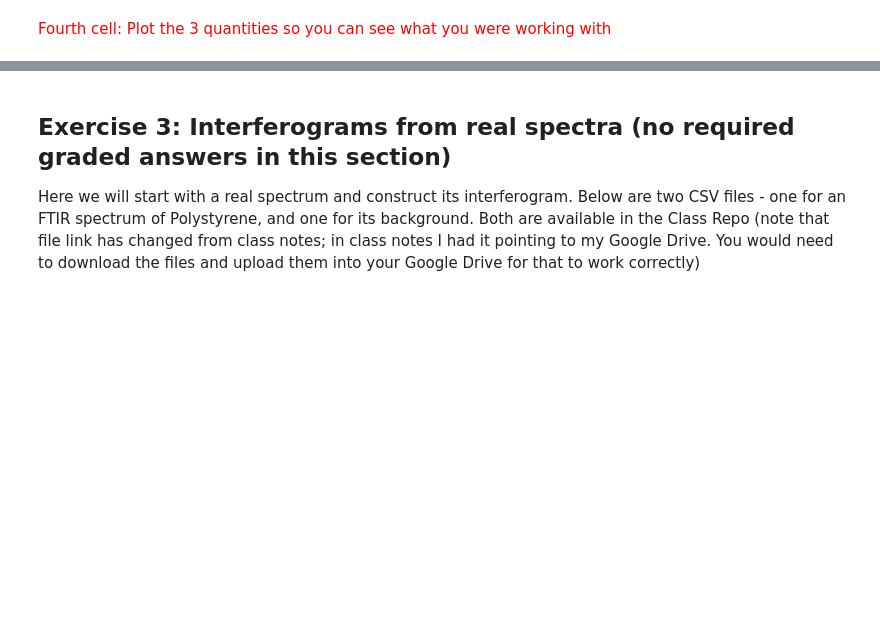
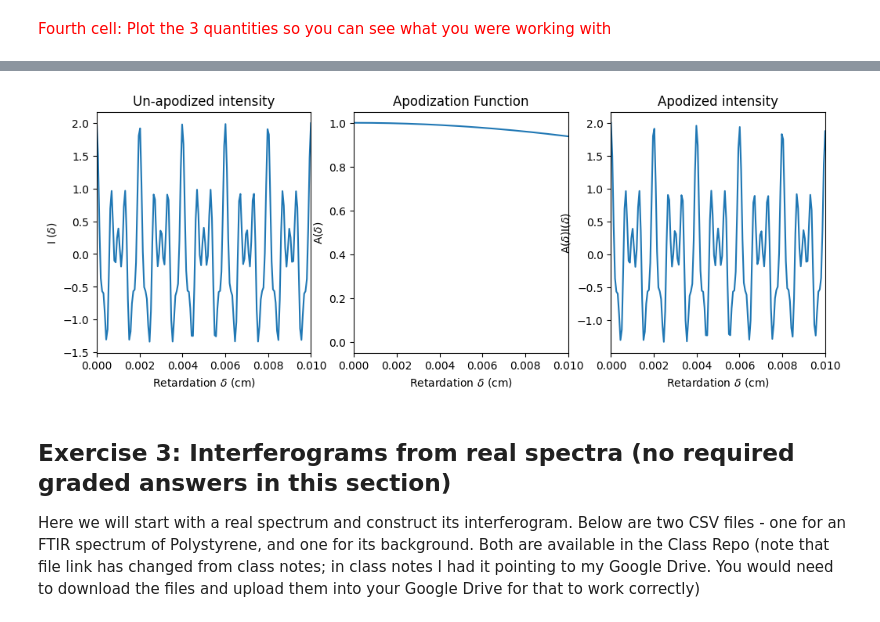
Before and after one commit to AngleKit/HomeworkPython, a Jupyter notebook: Assignments/Assignment2.ipynb, the cells around one changed output, grey strips where cells are left out. Drawn from its saved outputs; the diff is of its cells as text; code cells hidden in the pictures; blank space fills up the shorter version.

```diff
--- a/Assignments/Assignment2.ipynb
+++ b/Assignments/Assignment2.ipynb
@@ -100,16 +108,18 @@ ax[0].set_title('Un-apodized intensity'); ax[1].set_title('Apodization Function'
 # %%
 fig, ax = plt.subplots(1,3,figsize=(12,4))
 for a in ax:
   a.set_xlabel('Retardation $\\delta$ (cm)')
 ax[0].set_ylabel('I ($\\delta$)'); ax[1].set_ylabel('A($\\delta$)'); ax[2].set_ylabel('A($\\delta$)I($\\delta$)')
 ax[0].set_title('Un-apodized intensity'); ax[1].set_title('Apodization Function'); ax[2].set_title('Apodized intensity')
 
 # your code here
-# ax[0].plot(x,y)
-# ax[1].plot(x,y)
-# ax[2].plot(x,y)
+ax[0].plot(deltas,I_delta)
+ax[1].plot(deltas,A_delta)
+ax[2].plot(deltas,apodized)
 for a in ax:
   a.set_xlim(0,0.01)
+# %% [output]
+[figure, added]
 # %% [markdown]
 ## Exercise 3: Interferograms from real spectra (no required graded answers in this section)
 Here we will start with a real spectrum and construct its interferogram. Below are two CSV files - one for an FTIR spectrum of Polystyrene, and one for its background. Both are available in the Class Repo (note that file link has changed from class notes; in class notes I had it pointing to my Google Drive. You would need to download the files and upload them into your Google Drive for that to work correctly)
```
Also changed, not shown: parts of 37 cells of this notebook.
